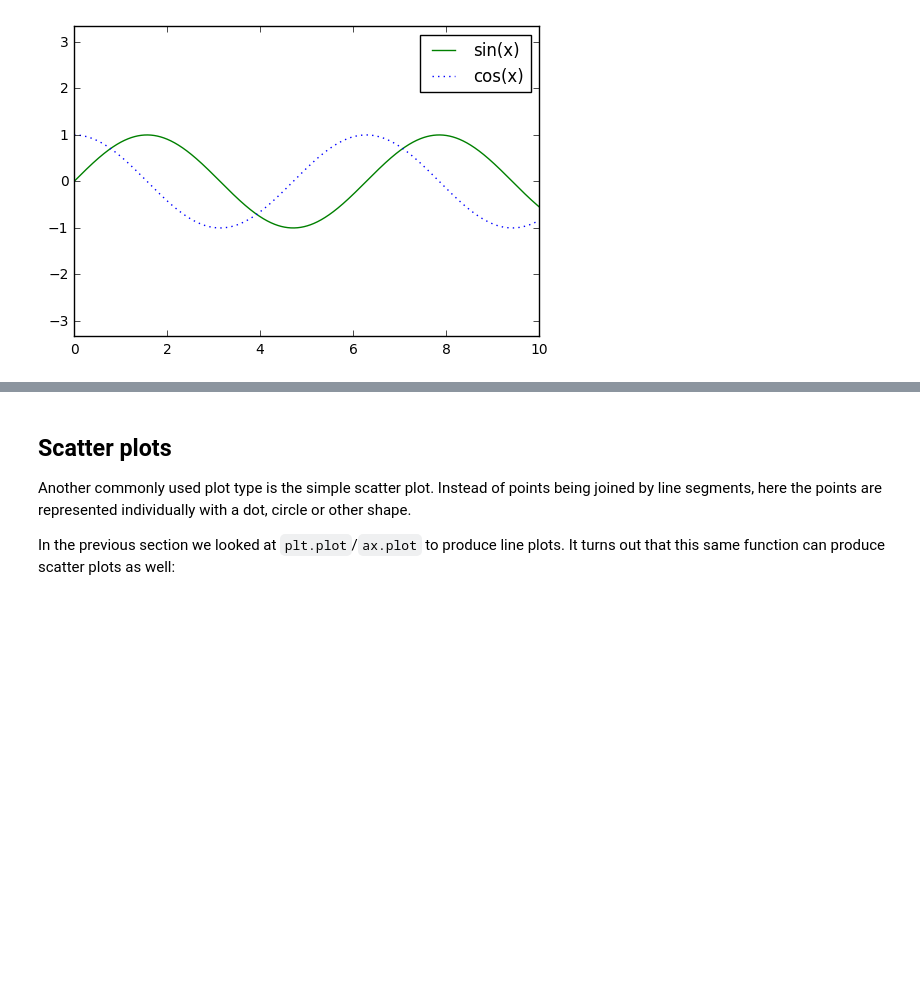
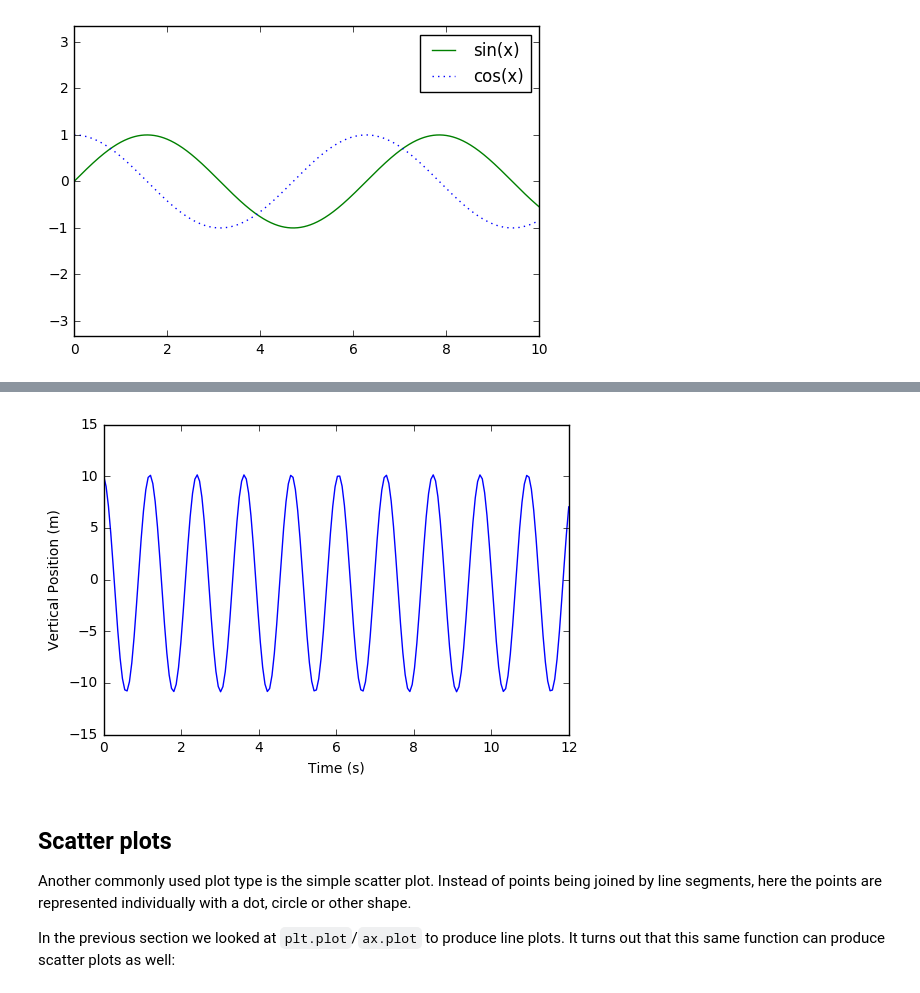
Before and after one commit to lessju/PHY1135, a Jupyter notebook: matplotlib.ipynb, the cells around one changed output, grey strips where cells are left out. Drawn from its saved outputs; the diff is of its cells as text; code cells hidden in the pictures; blank space fills up the shorter version.

```diff
--- a/matplotlib.ipynb
+++ b/matplotlib.ipynb
@@ -121,3 +125,29 @@ plt.legend();
+# %%
+from matplotlib import pyplot as plt
+import numpy as np
+
+num_iterations = 200  # Number of iterations
+dt = 0.06             # Time step
+m = 0.2               # Mass
+g = -9.81             # Gravity
+k = 5.33
+
+ball_position = np.zeros(num_iterations)
+ball_momentum = np.zeros(num_iterations)
+ball_position[0] = -0.33
+ball_momentum[0] = 0
+
+for i in range(1, num_iterations):
+    F = m * g - (k * ball_position[i - 1])
+    ball_momentum[i] = ball_momentum[i - 1] + F * dt
+    ball_position[i] = ball_position[i - 1] + (ball_momentum[i] * dt) / m
+
+plt.plot(np.linspace(0, num_iterations*dt, num_iterations), ball_position)
+plt.xlabel('Time (s)')
+plt.ylabel('Vertical Position (m)')
+plt.show()
+# %% [output]
+[figure, added]
 # %% [markdown]
 ## Scatter plots
 
```
Also changed, not shown: parts of 1 cell of this notebook, 10 other files.
